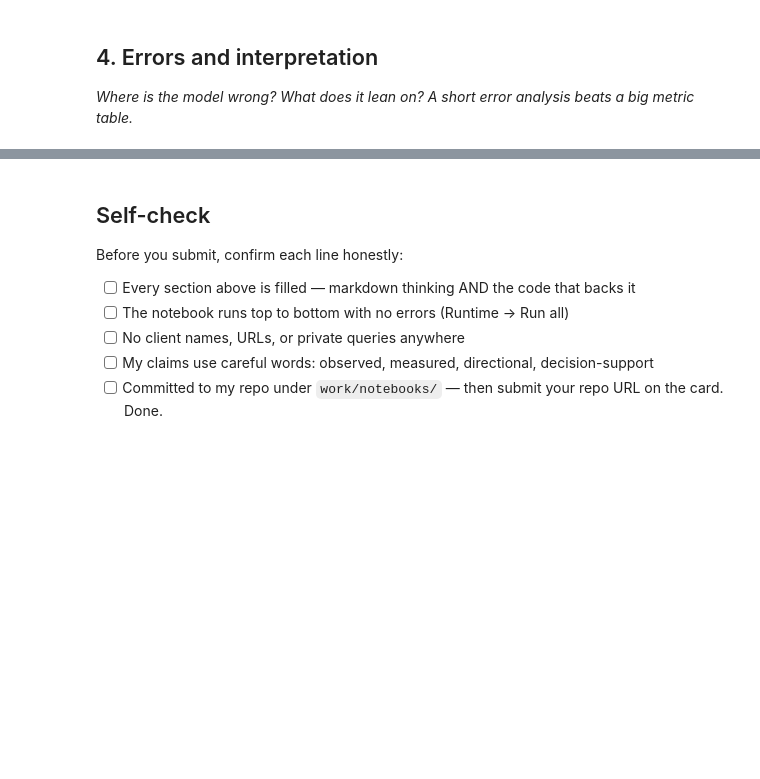
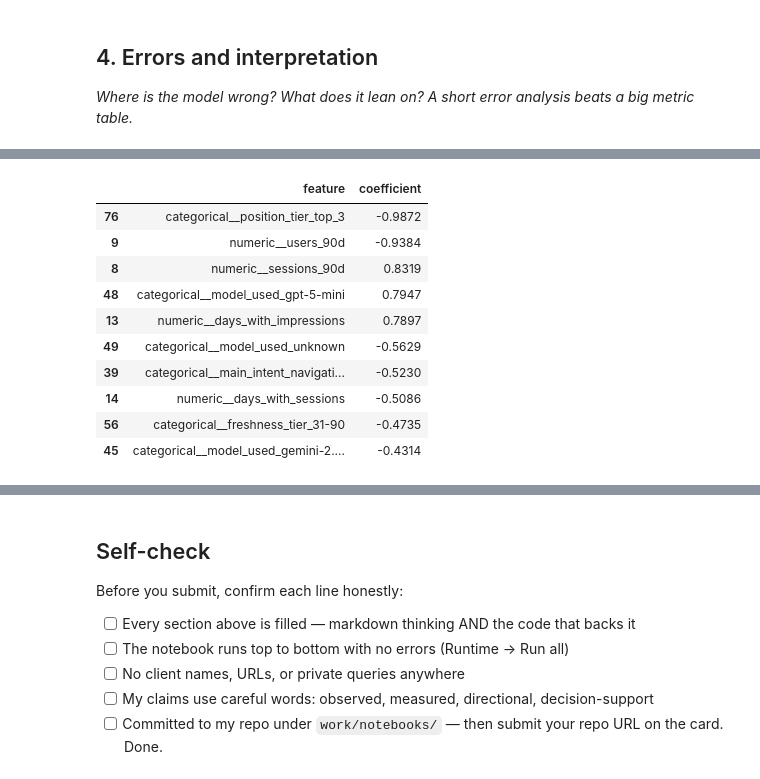
Before and after one commit to saibalaji2004/Flyrank-intern-repo, a Jupyter notebook: work/notebooks/w05_model.ipynb, the cells around one changed output, grey strips where cells are left out. Cells and saved outputs as stored; diff of their text form; code cells hidden in the pictures; blank space fills up the shorter version.

Commit message:
Complete ML-08 model training and evaluation

```diff
--- a/work/notebooks/w05_model.ipynb
+++ b/work/notebooks/w05_model.ipynb
@@ -36,0 +444,83 @@ This skeleton is yours to fill. Work the sections **in order** — each one has
+# %%
+
+# ML-08: Feature importance and representative errors
+
+# Extract coefficients from the fitted Logistic Regression pipeline
+fitted_preprocessor = model.named_steps["preprocessor"]
+fitted_classifier = model.named_steps["classifier"]
+
+feature_names = fitted_preprocessor.get_feature_names_out()
+coefficients = fitted_classifier.coef_[0]
+
+importance = pd.DataFrame({
+    "feature": feature_names,
+    "coefficient": coefficients,
+    "absolute_coefficient": np.abs(coefficients)
+}).sort_values("absolute_coefficient", ascending=False)
+
+print("Top 10 features by absolute Logistic Regression coefficient:")
+display(
+    importance[["feature", "coefficient"]]
+    .head(10)
+    .round(4)
+)
+
+print(
+    "\nInterpretation: positive coefficients increase the model's "
+    "estimated odds of the decline label; negative coefficients "
+    "decrease them, holding other encoded features constant."
+)
+
+# Build an audit table in exactly the same order as model predictions
+audit = X_test.reset_index(drop=True).copy()
+audit["actual_label"] = np.asarray(y_test)
+audit["predicted_probability"] = model_scores
+audit["predicted_label"] = test_predictions
+
+audit["error_type"] = np.select(
+    [
+        (audit["actual_label"] == 0) &
+        (audit["predicted_label"] == 1),
+        (audit["actual_label"] == 1) &
+        (audit["predicted_label"] == 0),
+    ],
+    ["False positive", "False negative"],
+    default="Correct"
+)
+
+# Display only a small, safe set of useful fields
+display_features = [
+    col for col in [
+        "content_type",
+        "main_intent",
+        "content_age_days",
+        "days_since_last_update",
+        "impressions_90d",
+        "clicks_90d",
+        "avg_position",
+        "ctr",
+    ]
+    if col in audit.columns
+]
+
+for error_type in ["False positive", "False negative"]:
+    examples = audit[audit["error_type"] == error_type].copy()
+
+    # Show the three most confident examples of each error type
+    if error_type == "False positive":
+        examples = examples.sort_values(
+            "predicted_probability", ascending=False
+        )
+    else:
+        examples = examples.sort_values(
+            "predicted_probability", ascending=True
+        )
+
+    print(f"\nThree representative {error_type.lower()} cases:")
+    display(
+        examples[
+            display_features
+            + ["actual_label", "predicted_probability", "error_type"]
+        ].head(3).round(3)
+    )
+# %% [output]
@@ -36,0 +528,11 @@ This skeleton is yours to fill. Work the sections **in order** — each one has
+|  | feature | coefficient |
+| 76 | categorical__position_tier_top_3 | -0.9872 |
+| 9 | numeric__users_90d | -0.9384 |
+| 8 | numeric__sessions_90d | 0.8319 |
+| 48 | categorical__model_used_gpt-5-mini | 0.7947 |
+| 13 | numeric__days_with_impressions | 0.7897 |
+| 49 | categorical__model_used_unknown | -0.5629 |
+| 39 | categorical__main_intent_navigati... | -0.5230 |
+| 14 | numeric__days_with_sessions | -0.5086 |
+| 56 | categorical__freshness_tier_31-90 | -0.4735 |
+| 45 | categorical__model_used_gemini-2.... | -0.4314 |
```
Also changed, not shown: parts of 18 cells of this notebook.
